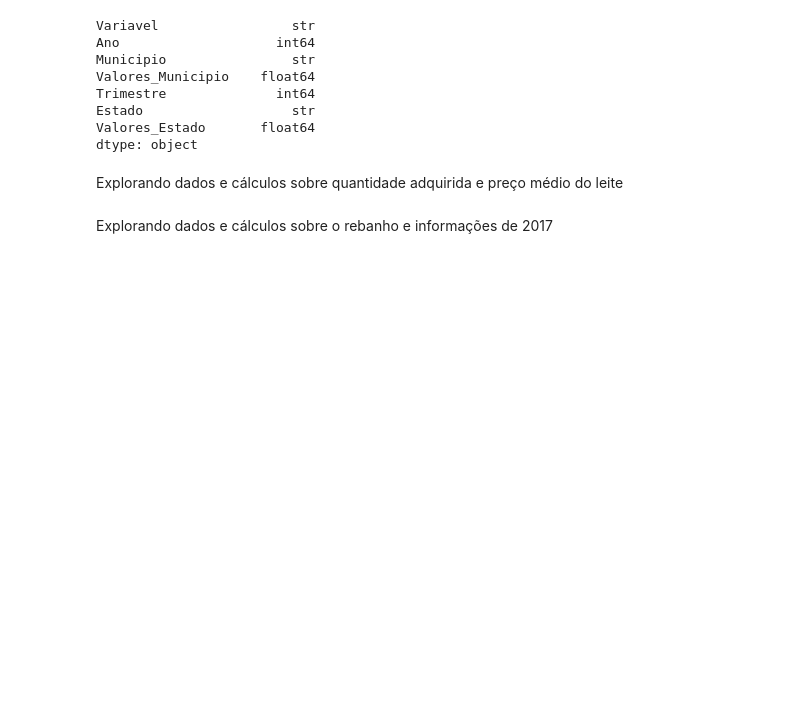
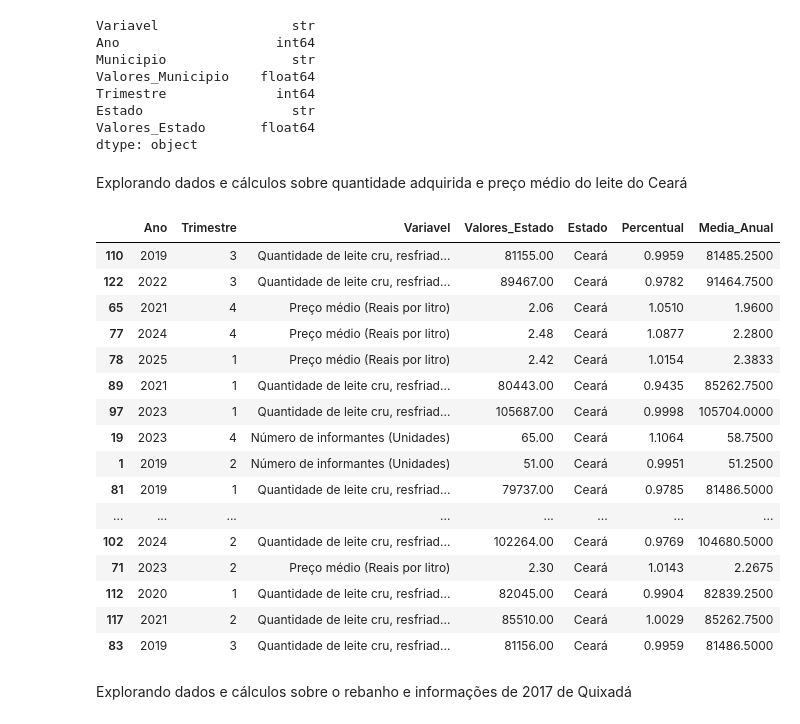
Before and after one commit to RogiRocz/leitcheros, a Jupyter notebook: notebook/dados.ipynb, the cells around one changed output. Saved outputs shown, nothing was run; the diff lists cells and outputs as text; code cells hidden in the pictures; blank space fills up the shorter version.

```diff
--- a/notebook/dados.ipynb
+++ b/notebook/dados.ipynb
@@ -18,6 +18,8 @@ Importando pacotes necessários
 import pandas as pd
 import glob
 import os
+
+pd.set_option('display.precision', 4)
 # %% [markdown]
 Carregando dados
 # %%
@@ -144,7 +146,7 @@ Estado                   str
 Valores_Estado       float64
 dtype: object
 # %% [markdown]
-Explorando dados e cálculos sobre quantidade adquirida e preço médio do leite
+Explorando dados e cálculos sobre quantidade adquirida e preço médio do leite do Ceará
 # %%
 dados_padronizados['Variavel'].unique()
 variaveis_para_analisar = ['Número de informantes', 'Quantidade de leite cru, resfriado ou não, industrializado' ,'Produção de origem animal', 'Valor da produção', 'Efetivo dos rebanhos', 'Quantidade de leite cru, resfriado ou não, adquirido', 'Preço médio', 'Número de estabelecimentos agropecuários que produziram leite de vaca', 'Quantidade produzida de leite de vaca', 'Valor da produção de leite de vaca', 'Número de estabelecimentos agropecuários que venderam leite de vaca cru', 'Quantidade vendida de leite de vaca cru', 'Valor da venda de leite de vaca cru']
@@ -157,35 +159,54 @@ variaveis_trimestres = dados_trimestrais['Variavel'].unique()
 anos_trimestres = dados_trimestrais['Ano'].unique()
 media_anual_trimestral = []
 percentual_trimestral_por_ano = []
 
 filtro_variaveis = dados_trimestrais['Variavel'].isin(variaveis_trimestres)
 df_calculo = dados_trimestrais[filtro_variaveis].copy()
 df_calculo['Media_Anual'] = df_calculo.groupby(['Ano', 'Variavel'])['Valores_Estado'].transform('mean')
 df_calculo['Percentual'] = df_calculo['Valores_Estado'] / df_calculo['Media_Anual']
 media_anual_trimestral = df_calculo[['Ano', 'Variavel', 'Media_Anual']].drop_duplicates().to_dict(orient='records')
 percentual_trimestral_por_ano = df_calculo[['Ano', 'Trimestre', 'Variavel', 'Percentual']].to_dict(orient='records')
 
 df_medias = pd.DataFrame(media_anual_trimestral)
 df_percentuais = pd.DataFrame(percentual_trimestral_por_ano)
 
 df_metricas = pd.merge(
     df_percentuais,
     df_medias,
     on=['Ano', 'Variavel'],
     how='left'
 )
 
 df_media_e_percentual_trimestral = pd.merge(
     df_calculo[['Ano', 'Trimestre', 'Variavel', 'Valores_Estado', 'Estado']],
     df_metricas,
     on=['Ano', 'Trimestre', 'Variavel'],
     how='left'
 )
 
 df_media_e_percentual_trimestral = df_media_e_percentual_trimestral.sort_values(['Variavel', 'Ano']).reset_index(drop=True)
 df_media_e_percentual_trimestral.to_json('df_media_e_percentual_trimestral.json', orient='records', force_ascii=False, indent=4)
+df_media_e_percentual_trimestral.sample(20)
+# %% [output]
+|  | Ano | Trimestre | Variavel | Valores_Estado | Estado | Percentual | Media_Anual |
+| 110 | 2019 | 3 | Quantidade de leite cru, resfriad... | 81155.00 | Ceará | 0.9959 | 81485.2500 |
+| 122 | 2022 | 3 | Quantidade de leite cru, resfriad... | 89467.00 | Ceará | 0.9782 | 91464.7500 |
+| 65 | 2021 | 4 | Preço médio (Reais por litro) | 2.06 | Ceará | 1.0510 | 1.9600 |
+| 77 | 2024 | 4 | Preço médio (Reais por litro) | 2.48 | Ceará | 1.0877 | 2.2800 |
+| 78 | 2025 | 1 | Preço médio (Reais por litro) | 2.42 | Ceará | 1.0154 | 2.3833 |
+| 89 | 2021 | 1 | Quantidade de leite cru, resfriad... | 80443.00 | Ceará | 0.9435 | 85262.7500 |
+| 97 | 2023 | 1 | Quantidade de leite cru, resfriad... | 105687.00 | Ceará | 0.9998 | 105704.0000 |
+| 19 | 2023 | 4 | Número de informantes (Unidades) | 65.00 | Ceará | 1.1064 | 58.7500 |
+| 1 | 2019 | 2 | Número de informantes (Unidades) | 51.00 | Ceará | 0.9951 | 51.2500 |
+| 81 | 2019 | 1 | Quantidade de leite cru, resfriad... | 79737.00 | Ceará | 0.9785 | 81486.5000 |
+| ... | ... | ... | ... | ... | ... | ... | ... |
+| 102 | 2024 | 2 | Quantidade de leite cru, resfriad... | 102264.00 | Ceará | 0.9769 | 104680.5000 |
+| 71 | 2023 | 2 | Preço médio (Reais por litro) | 2.30 | Ceará | 1.0143 | 2.2675 |
+| 112 | 2020 | 1 | Quantidade de leite cru, resfriad... | 82045.00 | Ceará | 0.9904 | 82839.2500 |
+| 117 | 2021 | 2 | Quantidade de leite cru, resfriad... | 85510.00 | Ceará | 1.0029 | 85262.7500 |
+| 83 | 2019 | 3 | Quantidade de leite cru, resfriad... | 81156.00 | Ceará | 0.9959 | 81486.5000 |
 # %% [markdown]
-Explorando dados e cálculos sobre o rebanho e informações de 2017
+Explorando dados e cálculos sobre o rebanho e informações de 2017 de Quixadá
 # %%
 df_rebanho = dados_brutos[dados_brutos['Variavel'].str.contains('Efetivo dos rebanhos', case=False)].copy()
 df_rebanho = df_rebanho.sort_values('Ano')
```
Also changed, not shown: parts of 3 cells of this notebook.
